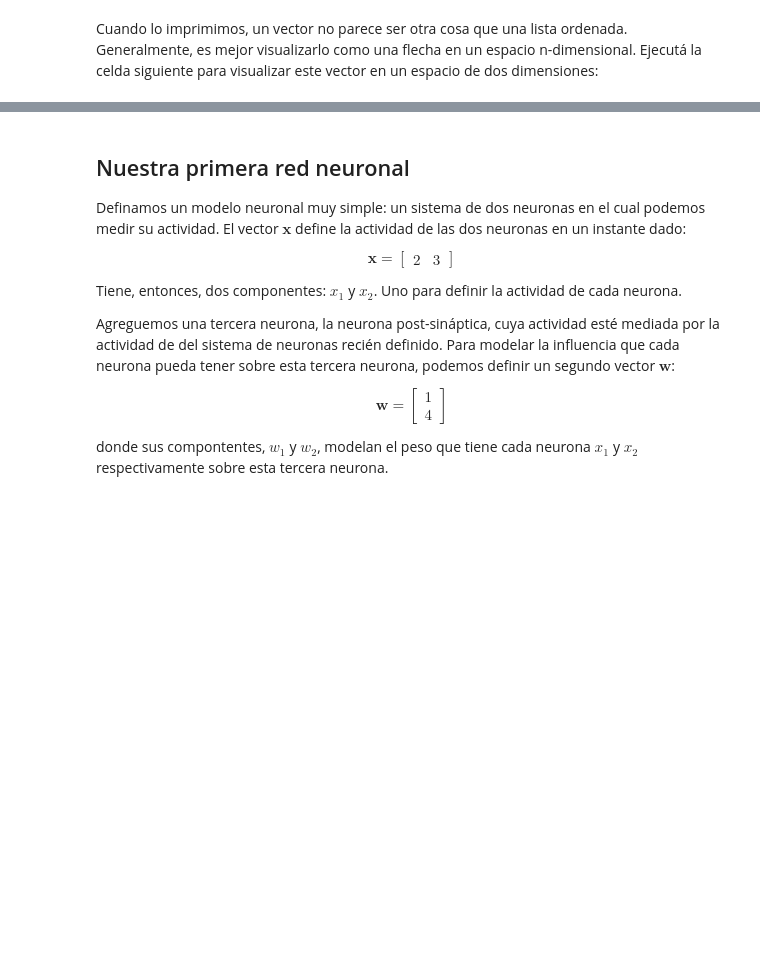
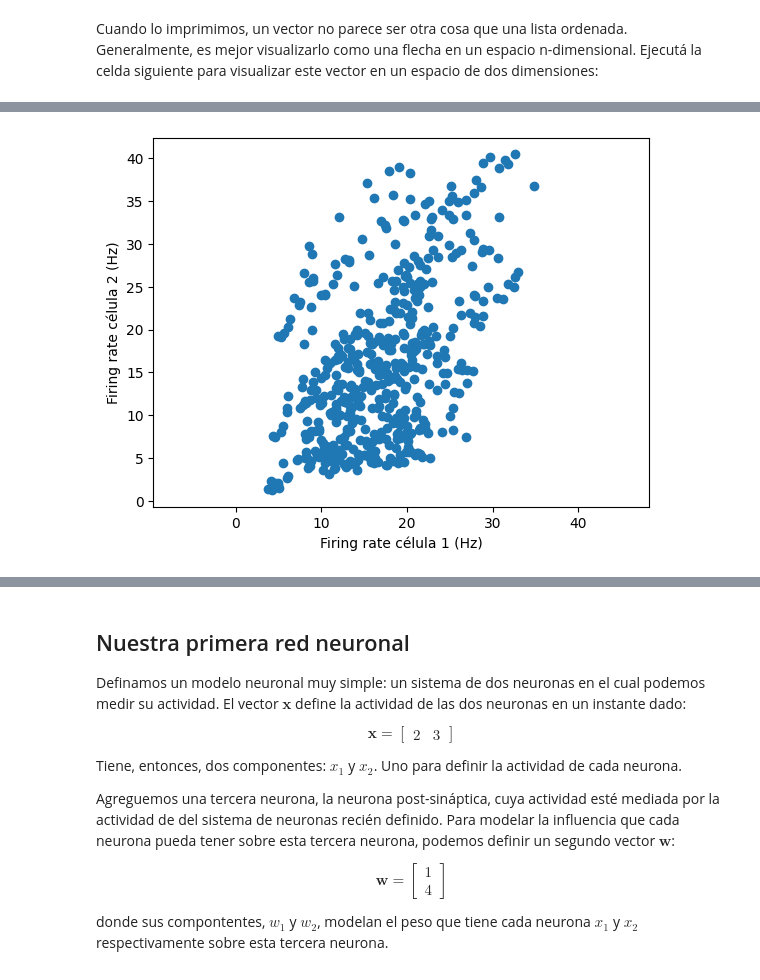
Before and after one commit to MaestriaCienciasCognitivas/ncc, a Jupyter notebook: book/notebooks/S4_Cuaderno4.ipynb, the cells around one changed output, grey strips where cells are left out. Drawn from its saved outputs; the diff is of its cells as text; code cells hidden in the pictures; blank space fills up the shorter version.

```diff
--- a/book/notebooks/S4_Cuaderno4.ipynb
+++ b/book/notebooks/S4_Cuaderno4.ipynb
@@ -70,0 +350,9 @@ def interactive(a1, a2=1):
+# %%
+plt.scatter(actividad1, actividad2)
+
+plt.xlabel("Firing rate célula 1 (Hz)")
+plt.ylabel("Firing rate célula 2 (Hz)")
+plt.axis('equal')
+plt.show()
+# %% [output]
+[figure, added]
```
Also changed, not shown: parts of 18 cells of this notebook.
